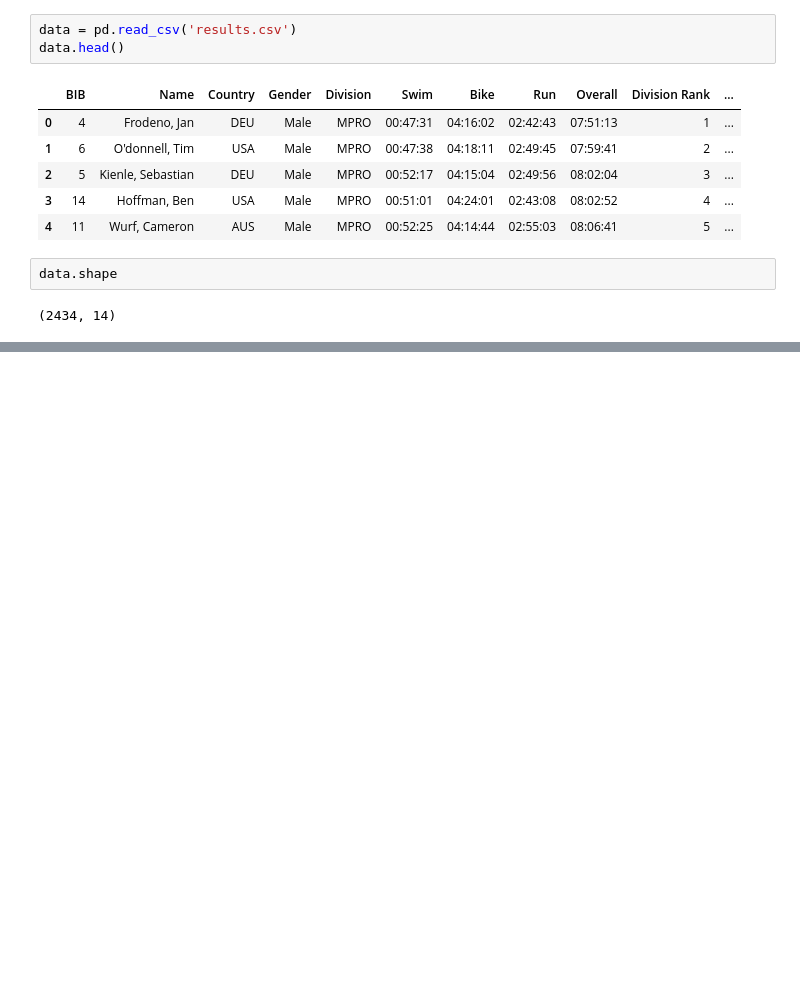
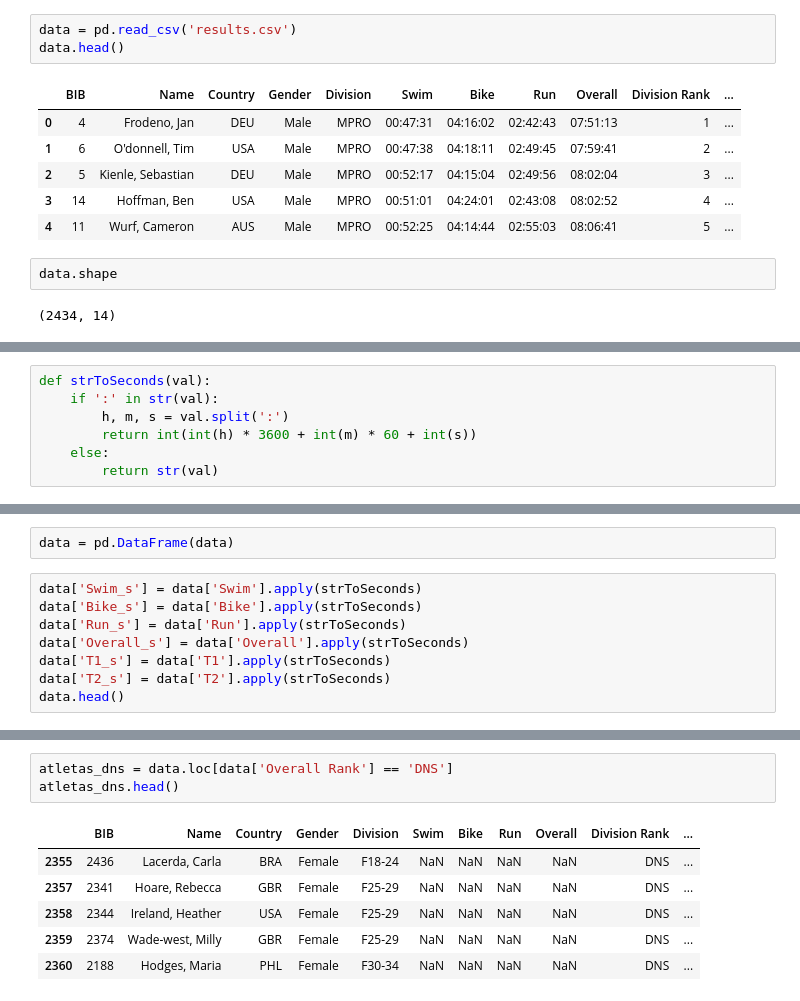
Before and after one commit to Luyyss/iron_man_2019_stats, a Jupyter notebook: app.ipynb, the cells around one changed output, grey strips where cells are left out. Drawn from its saved outputs; the diff is of its cells as text; blank space fills up the shorter version.

```diff
--- a/app.ipynb
+++ b/app.ipynb
@@ -27,0 +26,7 @@ plt.show()
+# %%
+def strToSeconds(val):
+    if ':' in str(val):
+        h, m, s = val.split(':')
+        return int(int(h) * 3600 + int(m) * 60 + int(s))
+    else:
+        return str(val)
@@ -27,0 +44,10 @@ plt.show()
+# %%
+data = pd.DataFrame(data)
+# %%
+data['Swim_s'] = data['Swim'].apply(strToSeconds)
+data['Bike_s'] = data['Bike'].apply(strToSeconds)
+data['Run_s'] = data['Run'].apply(strToSeconds)
+data['Overall_s'] = data['Overall'].apply(strToSeconds)
+data['T1_s'] = data['T1'].apply(strToSeconds)
+data['T2_s'] = data['T2'].apply(strToSeconds)
+data.head()
@@ -27,0 +61,10 @@ plt.show()
+# %%
+atletas_dns = data.loc[data['Overall Rank'] == 'DNS']
+atletas_dns.head()
+# %% [output]
+|  | BIB | Name | Country | Gender | Division | Swim | Bike | Run | Overall | Division Rank | ... |
+| 2355 | 2436 | Lacerda, Carla | BRA | Female | F18-24 | NaN | NaN | NaN | NaN | DNS | ... |
+| 2357 | 2341 | Hoare, Rebecca | GBR | Female | F25-29 | NaN | NaN | NaN | NaN | DNS | ... |
+| 2358 | 2344 | Ireland, Heather | USA | Female | F25-29 | NaN | NaN | NaN | NaN | DNS | ... |
+| 2359 | 2374 | Wade-west, Milly | GBR | Female | F25-29 | NaN | NaN | NaN | NaN | DNS | ... |
+| 2360 | 2188 | Hodges, Maria | PHL | Female | F30-34 | NaN | NaN | NaN | NaN | DNS | ... |
```
Also changed, not shown: parts of 12 cells of this notebook, 5 other files.
